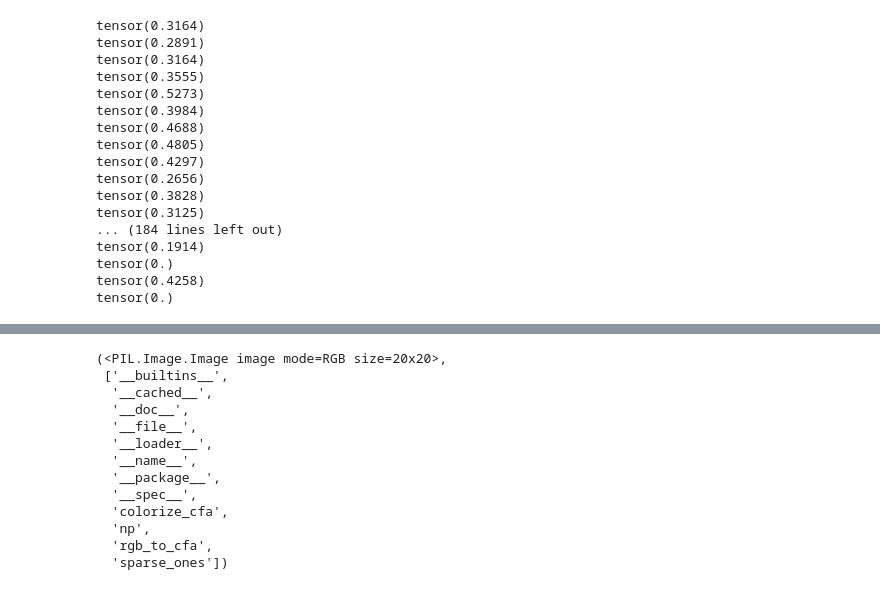
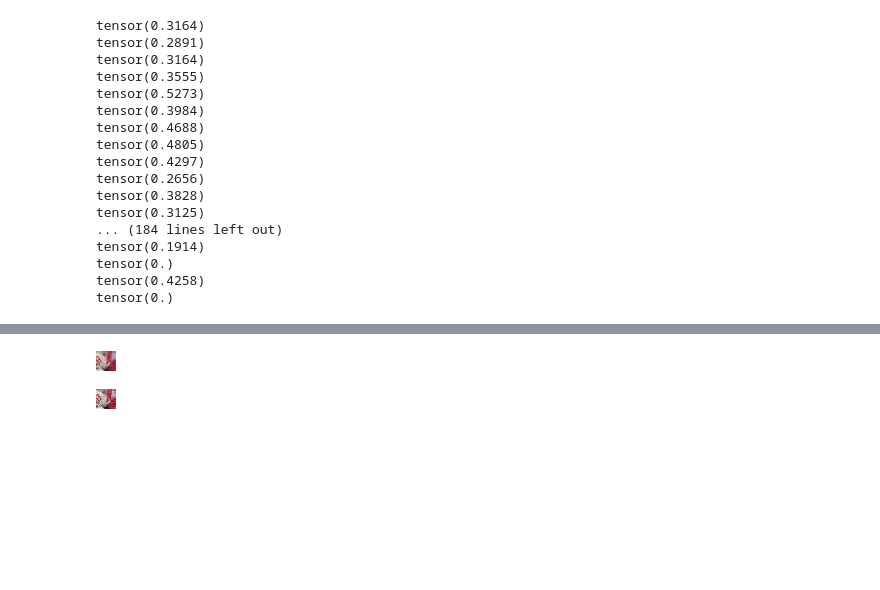
Before and after one commit to GustavMH/cfa-raw, a Jupyter notebook: notebooks/bayer.ipynb, the cells around one changed output, grey strips where cells are left out. Cells and saved outputs as stored; diff of their text form; code cells hidden in the pictures; blank space fills up the shorter version.

Commit message:
Moved noise funcs to new file

```diff
--- a/notebooks/bayer.ipynb
+++ b/notebooks/bayer.ipynb
@@ -107,22 +107,22 @@ RuntimeError: expected dilation to be a single integer value or a list of 1 valu
 # %%
 from PIL import Image
 import cfa
+import noise
 import numpy as np
 
-fig_img = np.array(crop(img,     400, 200, 20, 20).permute(1,2,0))
+fig_img   = np.array(crop(img,     400, 200, 20, 20).permute(1,2,0))
+fig_noise = noise.salt_pepper_noise(fig_img)
+fig_cfa   = cfa.colorize_cfa(cfa.rgb_to_cfa(fig_noise, cfa.rgb_kf), cfa.rgb_kf).astype(np.uint8)
 
-Image.fromarray(fig_img), dir(cfa)
+res_img   = torch.Tensor(fig_cfa).to(dtype=torch.float32).permute(2,0,1)
+for pad, ker in [((1,1,0,0), hor_k), ((0,0,1,1), ver_k), ((1,1,1,1), lin_k)]:
+    res_img += F.conv2d(F.pad(res_img, pad, mode="reflect"), ker)
+
+fig_bil  = np.array(res_img.permute(2,1,0), np.uint8)
+fig_n1   = noise.gaussian_noise(fig_img, scale=.04)
+fig_n2   = noise.gaussian_noise(fig_img, scale=.07, seed=[8])
+display(Image.fromarray(fig_n1))
+display(Image.fromarray(fig_n2))
 # %% [output]
-(<PIL.Image.Image image mode=RGB size=20x20>,
- ['__builtins__',
-  '__cached__',
-  '__doc__',
-  '__file__',
-  '__loader__',
-  '__name__',
-  '__package__',
-  '__spec__',
-  'colorize_cfa',
-  'np',
-  'rgb_to_cfa',
-  'sparse_ones'])
+[figure, added]
+[figure, added]
```
Also changed, not shown: parts of 1 cell of this notebook, 1 other file.
